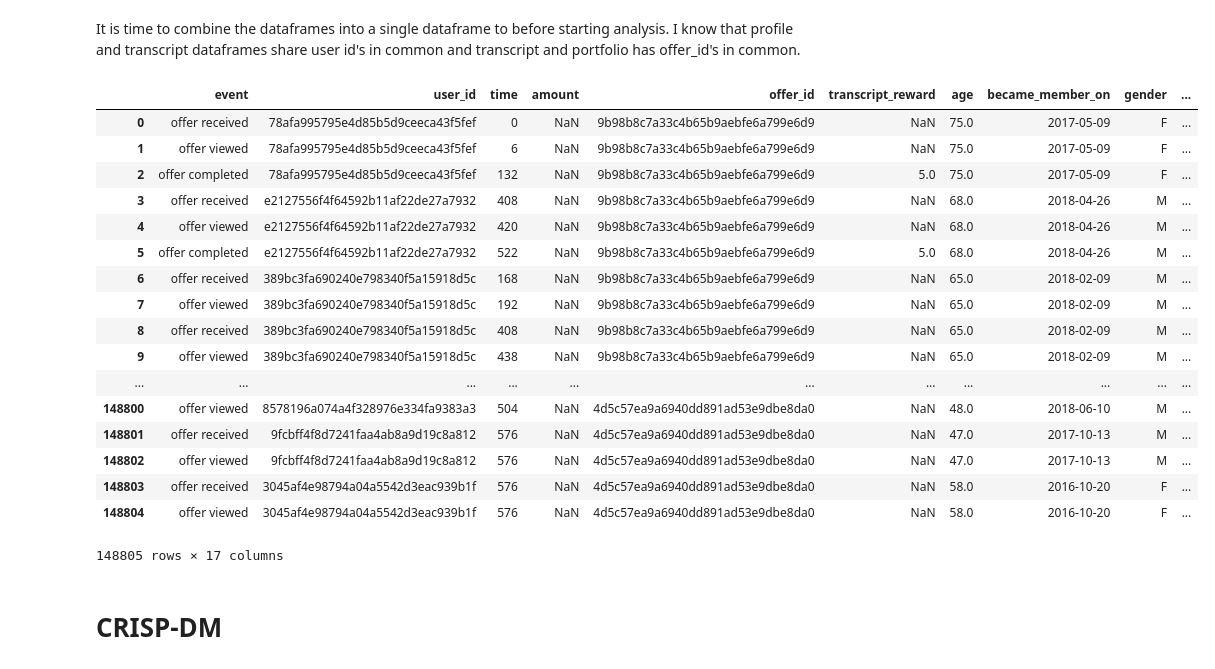
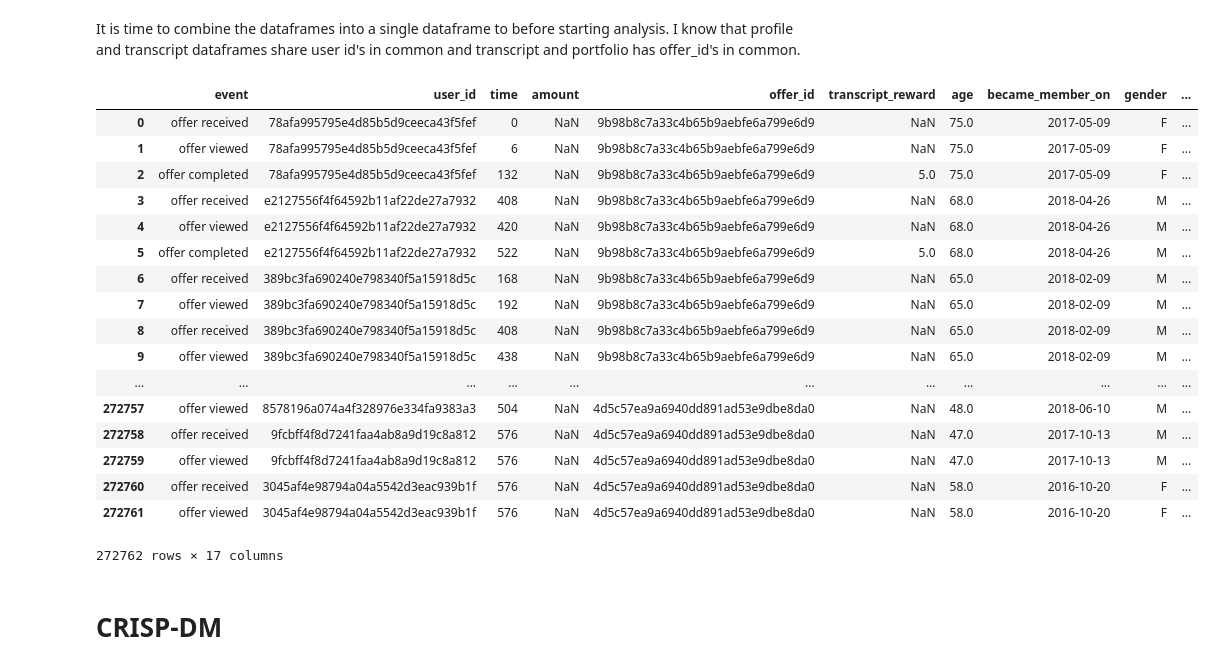
Before and after one commit to onurkapucu/Starbucks_Capstone, a Jupyter notebook: Starbucks_Capstone_notebook.ipynb, the cells around one changed output. Cells and saved outputs as stored; diff of their text form; code cells hidden in the pictures.

```diff
--- a/Starbucks_Capstone_notebook.ipynb
+++ b/Starbucks_Capstone_notebook.ipynb
@@ -247,29 +247,29 @@ It is time to combine the dataframes into a single dataframe to before starting
 # %%
 profile_clean.rename(columns={'id':'user_id'},inplace=True)
 transcript_clean.rename(columns={'person':'user_id'},inplace=True)
 transcript_clean.rename(columns={'reward':'transcript_reward'},inplace=True)
 portfolio_clean.rename(columns={'id':'offer_id'},inplace=True)
-df = transcript_clean.merge(profile_clean,how='inner',on=['user_id']).merge(portfolio_clean,how='inner',on=['offer_id'])
+df = transcript_clean.merge(profile_clean,how='inner',on=['user_id']).merge(portfolio_clean,how='outer',on=['offer_id'])
 df
 # %% [output]
 |  | event | user_id | time | amount | offer_id | transcript_reward | age | became_member_on | gender | ... |
 | 0 | offer received | 78afa995795e4d85b5d9ceeca43f5fef | 0 | NaN | 9b98b8c7a33c4b65b9aebfe6a799e6d9 | NaN | 75.0 | 2017-05-09 | F | ... |
 | 1 | offer viewed | 78afa995795e4d85b5d9ceeca43f5fef | 6 | NaN | 9b98b8c7a33c4b65b9aebfe6a799e6d9 | NaN | 75.0 | 2017-05-09 | F | ... |
 | 2 | offer completed | 78afa995795e4d85b5d9ceeca43f5fef | 132 | NaN | 9b98b8c7a33c4b65b9aebfe6a799e6d9 | 5.0 | 75.0 | 2017-05-09 | F | ... |
 | 3 | offer received | e2127556f4f64592b11af22de27a7932 | 408 | NaN | 9b98b8c7a33c4b65b9aebfe6a799e6d9 | NaN | 68.0 | 2018-04-26 | M | ... |
 | 4 | offer viewed | e2127556f4f64592b11af22de27a7932 | 420 | NaN | 9b98b8c7a33c4b65b9aebfe6a799e6d9 | NaN | 68.0 | 2018-04-26 | M | ... |
 | 5 | offer completed | e2127556f4f64592b11af22de27a7932 | 522 | NaN | 9b98b8c7a33c4b65b9aebfe6a799e6d9 | 5.0 | 68.0 | 2018-04-26 | M | ... |
 | 6 | offer received | 389bc3fa690240e798340f5a15918d5c | 168 | NaN | 9b98b8c7a33c4b65b9aebfe6a799e6d9 | NaN | 65.0 | 2018-02-09 | M | ... |
 | 7 | offer viewed | 389bc3fa690240e798340f5a15918d5c | 192 | NaN | 9b98b8c7a33c4b65b9aebfe6a799e6d9 | NaN | 65.0 | 2018-02-09 | M | ... |
 | 8 | offer received | 389bc3fa690240e798340f5a15918d5c | 408 | NaN | 9b98b8c7a33c4b65b9aebfe6a799e6d9 | NaN | 65.0 | 2018-02-09 | M | ... |
 | 9 | offer viewed | 389bc3fa690240e798340f5a15918d5c | 438 | NaN | 9b98b8c7a33c4b65b9aebfe6a799e6d9 | NaN | 65.0 | 2018-02-09 | M | ... |
 | ... | ... | ... | ... | ... | ... | ... | ... | ... | ... | ... |
-| 148800 | offer viewed | 8578196a074a4f328976e334fa9383a3 | 504 | NaN | 4d5c57ea9a6940dd891ad53e9dbe8da0 | NaN | 48.0 | 2018-06-10 | M | ... |
-| 148801 | offer received | 9fcbff4f8d7241faa4ab8a9d19c8a812 | 576 | NaN | 4d5c57ea9a6940dd891ad53e9dbe8da0 | NaN | 47.0 | 2017-10-13 | M | ... |
-| 148802 | offer viewed | 9fcbff4f8d7241faa4ab8a9d19c8a812 | 576 | NaN | 4d5c57ea9a6940dd891ad53e9dbe8da0 | NaN | 47.0 | 2017-10-13 | M | ... |
-| 148803 | offer received | 3045af4e98794a04a5542d3eac939b1f | 576 | NaN | 4d5c57ea9a6940dd891ad53e9dbe8da0 | NaN | 58.0 | 2016-10-20 | F | ... |
-| 148804 | offer viewed | 3045af4e98794a04a5542d3eac939b1f | 576 | NaN | 4d5c57ea9a6940dd891ad53e9dbe8da0 | NaN | 58.0 | 2016-10-20 | F | ... |
+| 272757 | offer viewed | 8578196a074a4f328976e334fa9383a3 | 504 | NaN | 4d5c57ea9a6940dd891ad53e9dbe8da0 | NaN | 48.0 | 2018-06-10 | M | ... |
+| 272758 | offer received | 9fcbff4f8d7241faa4ab8a9d19c8a812 | 576 | NaN | 4d5c57ea9a6940dd891ad53e9dbe8da0 | NaN | 47.0 | 2017-10-13 | M | ... |
+| 272759 | offer viewed | 9fcbff4f8d7241faa4ab8a9d19c8a812 | 576 | NaN | 4d5c57ea9a6940dd891ad53e9dbe8da0 | NaN | 47.0 | 2017-10-13 | M | ... |
+| 272760 | offer received | 3045af4e98794a04a5542d3eac939b1f | 576 | NaN | 4d5c57ea9a6940dd891ad53e9dbe8da0 | NaN | 58.0 | 2016-10-20 | F | ... |
+| 272761 | offer viewed | 3045af4e98794a04a5542d3eac939b1f | 576 | NaN | 4d5c57ea9a6940dd891ad53e9dbe8da0 | NaN | 58.0 | 2016-10-20 | F | ... |
-148805 rows × 17 columns
+272762 rows × 17 columns
 # %% [markdown]
 # CRISP-DM
 # %% [markdown]
```
Also changed, not shown: parts of 11 cells of this notebook.
